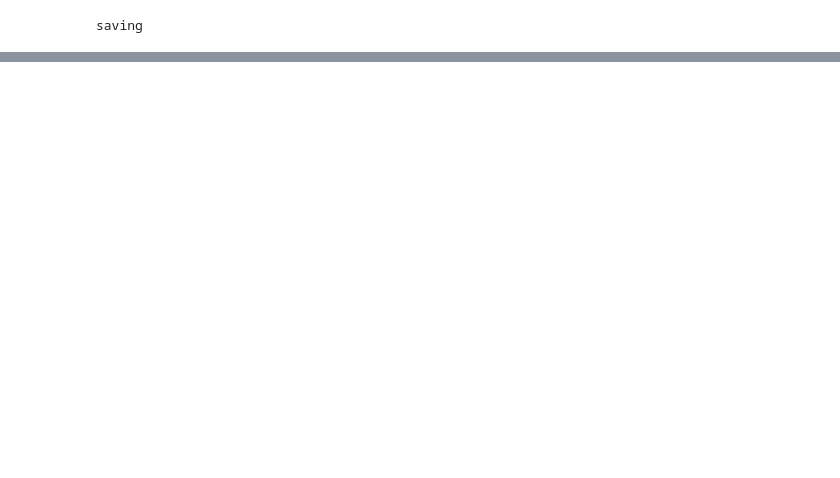
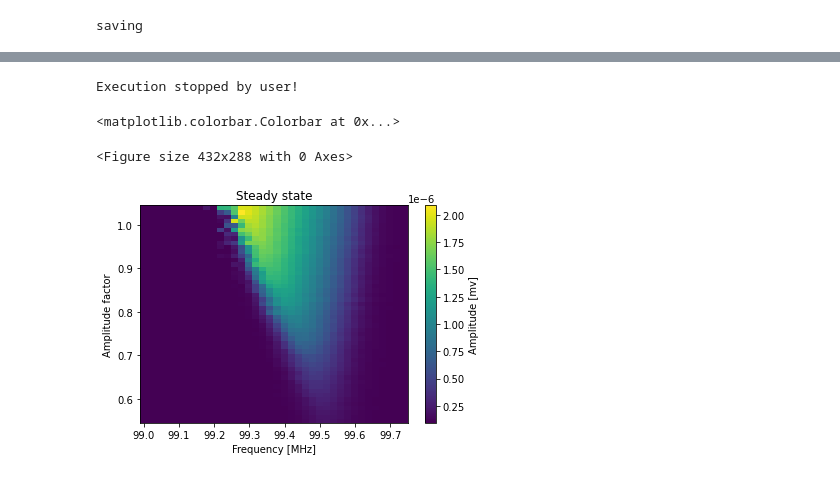
Before and after one commit to BeaulieuGuillaume/DPT_SQUID, a Jupyter notebook: Spectrum_map_QM/Steady_State.ipynb, the cells around one changed output, grey strips where cells are left out. Saved outputs shown, nothing was run; the diff lists cells and outputs as text; code cells hidden in the pictures; blank space fills up the shorter version.

```diff
--- a/Spectrum_map_QM/Steady_State.ipynb
+++ b/Spectrum_map_QM/Steady_State.ipynb
@@ -315,8 +234,6 @@ with program() as hello_qua:
 
             wait(cooling_down)
 
-
-
             assign(I,Math.abs(I))
             assign(Q,Math.abs(Q))
 
@@ -335,7 +252,7 @@ with program() as hello_qua:
 
 
 
-simulation = False
+simulation = True
 
 if simulation:
     simulation_config = SimulationConfig(
@@ -1202,7 +855,3 @@ ax.legend()
 1.55
 <matplotlib.legend.Legend at 0x...>
 [figure]
-# %%
-Pump_freq=f+LO_fluxline
-Gx=1.35
-(Pump_freq-center_freq)*(Gi/Gx)
@@ -1270,0 +1326,27 @@ amp_factor=npzfile["multidata"][()]["amp_factor"]
+# %%
+%matplotlib qt
+#frequency beginning
+calib_pulse_len=50_000
+config,qm=cfg.update_readout_lenght(calib_pulse_len,config,qmm)
+
+calib_n_avg = 1000
+
+calib_cooldown_time = 50_000 // 4
+
+calib_f_min =149.75e6-0.25e6
+calib_f_max =149.75e6+0.25e6
+calib_df = 0.0025e6   #0.001e6 #0.001e6
+calib_amp_factor=0.01 #amplitude factor
+
+calib_freqs,calib_I,calib_Q,calib_resonance_frequency, calib_error_frequency=calib.SingleResonatorSpec(qm,calib_n_avg,calib_pulse_len, calib_cooldown_time, calib_f_min, calib_f_max, calib_df, calib_amp_factor,LO_readout,plot=True)
+
+calib_dict["calib_freqs_begin"]=calib_freqs
+calib_dict["calib_I_begin"]= calib_I
+calib_dict["calib_Q_begin"]=calib_Q
+calib_dict["calib_resonance_frequency_begin"]=calib_resonance_frequency
+calib_dict["calib_error_frequency_begin"]=calib_error_frequency
+
+#re update the readout length
+config,qm=cfg.update_readout_lenght(Readout_Len,config,qmm)
+
+center_freq=calib_resonance_frequency
@@ -1270,0 +1491,15 @@ amp_factor=npzfile["multidata"][()]["amp_factor"]
+# %%
+%matplotlib inline
+plt.clf()
+fig, ax = plt.subplots(1, 1)
+
+ax.set_title("Steady state")
+c=ax.pcolor(f / u.MHz, amp_factor, norm_rs) # What is shown is normalized by dividing by the amplitude
+ax.set_xlabel("Frequency [MHz]")
+ax.set_ylabel("Amplitude factor")
+fig.colorbar(c,ax=ax, label="Amplitude [mv]")
+# %% [output]
+Execution stopped by user!
+<matplotlib.colorbar.Colorbar at 0x...>
+<Figure size 432x288 with 0 Axes>
+[figure, added]
```
Also changed, not shown: parts of 44 cells of this notebook, 22 other files.
